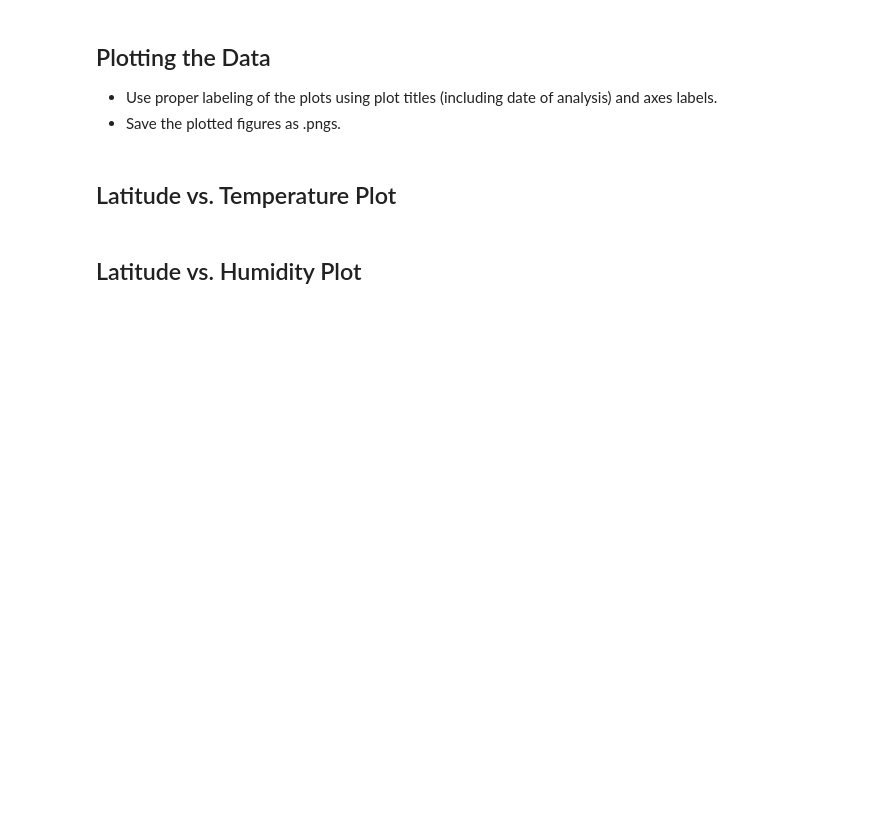
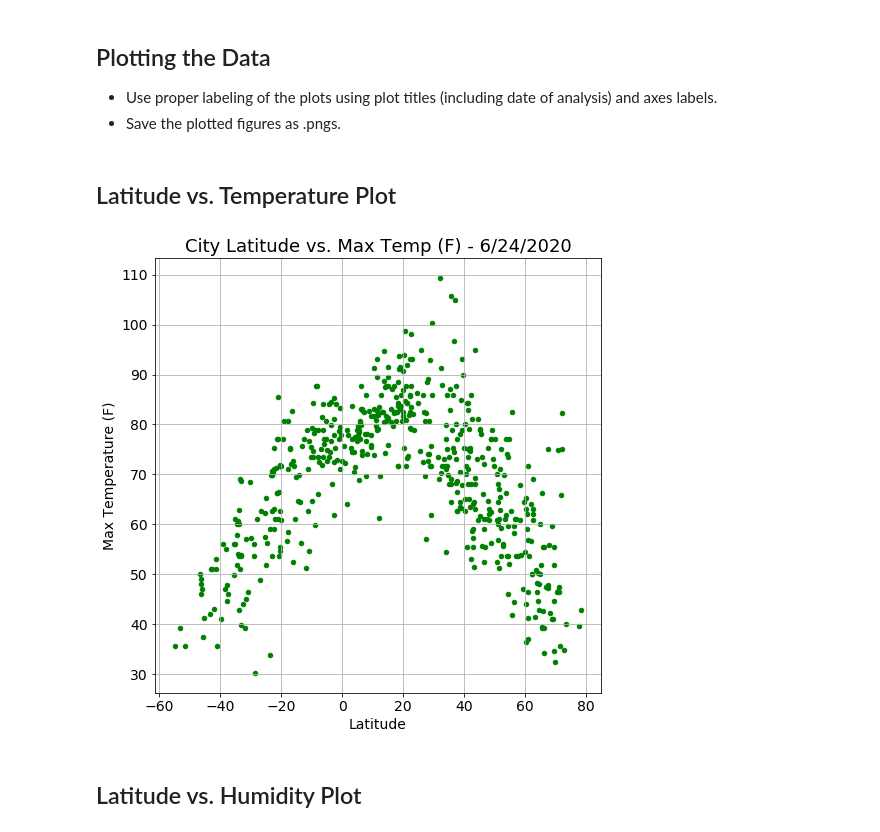
Before and after one commit to jeremyhamley/python-api-challenge, a Jupyter notebook: WeatherPy/WeatherPy.ipynb, the cells around one changed output. Cells and saved outputs as stored; diff of their text form; code cells hidden in the pictures; blank space fills up the shorter version.

```diff
--- a/WeatherPy/WeatherPy.ipynb
+++ b/WeatherPy/WeatherPy.ipynb
@@ -180,16 +180,18 @@ Index: []
 ## Latitude vs. Temperature Plot
 # %%
 
-lat_v_temp_df = pd.DataFrame({"Latitude": clean_weather_data_df["Latitude"],
-                              "Max Temperature (F)": clean_weather_data_df["Max Temperature (F)"]
+lat_v_temp_df = pd.DataFrame({"Latitude": clean_city_weather_data_df["Latitude"],
+                              "Max Temperature (F)": clean_city_weather_data_df["Max Temperature (F)"],
                              })
 
-
-capomulin_study_chart = capomulin_study_df.plot(kind="scatter", x="Weight (g)", y="Average Tumor Volume", grid=True,figsize=(8,8), fontsize=14)
-capomulin_study_chart.set_title("Capomulin - Mouse Weight vs. Average Tumor Volume",fontsize=18 )
-capomulin_study_chart.set_xlabel("Weight (g)",fontsize=14 )
-capomulin_study_chart.set_ylabel("Average Tumor Volume",fontsize=14 )
+lat_v_temp_chart = lat_v_temp_df.plot(kind="scatter", x="Latitude", y="Max Temperature (F)", c="green", grid=True,figsize=(8,8), fontsize=14)
+lat_v_temp_chart.set_title("City Latitude vs. Max Temp (F) - 6/24/2020",fontsize=18 )
+lat_v_temp_chart.set_xlabel("Latitude",fontsize=14 )
+lat_v_temp_chart.set_ylabel("Max Temperature (F)",fontsize=14 )
+plt.savefig("output_data/City Latitude vs. Max Temp.png")
 plt.show()
+# %% [output]
+[figure, added]
 # %% [markdown]
 ## Latitude vs. Humidity Plot
 # %% [markdown]
```
Also changed, not shown: parts of 1 cell of this notebook.
